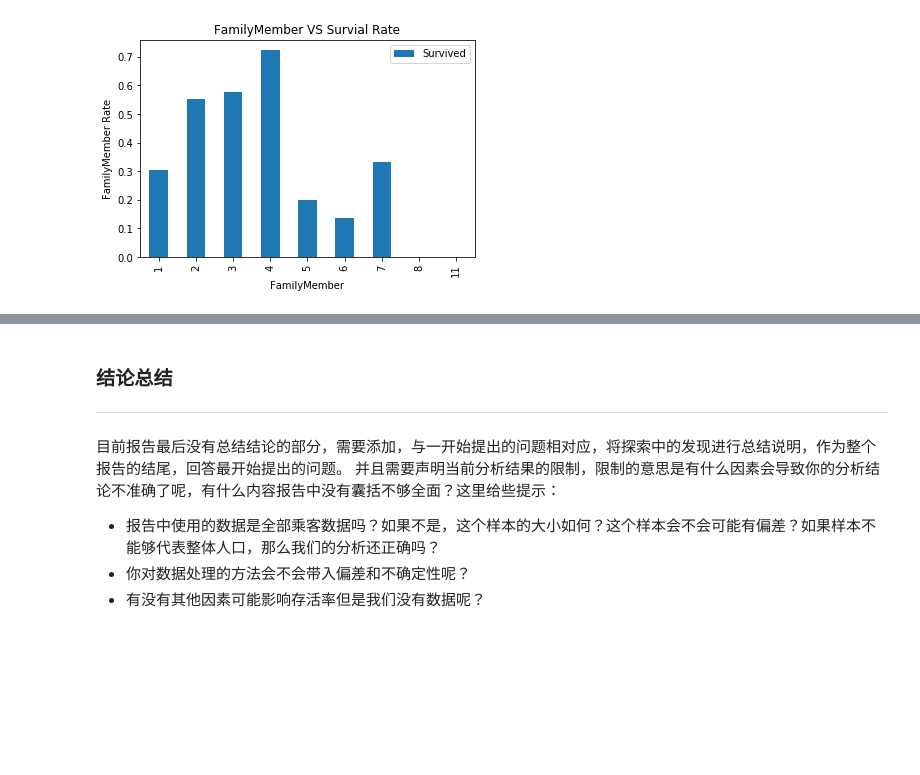
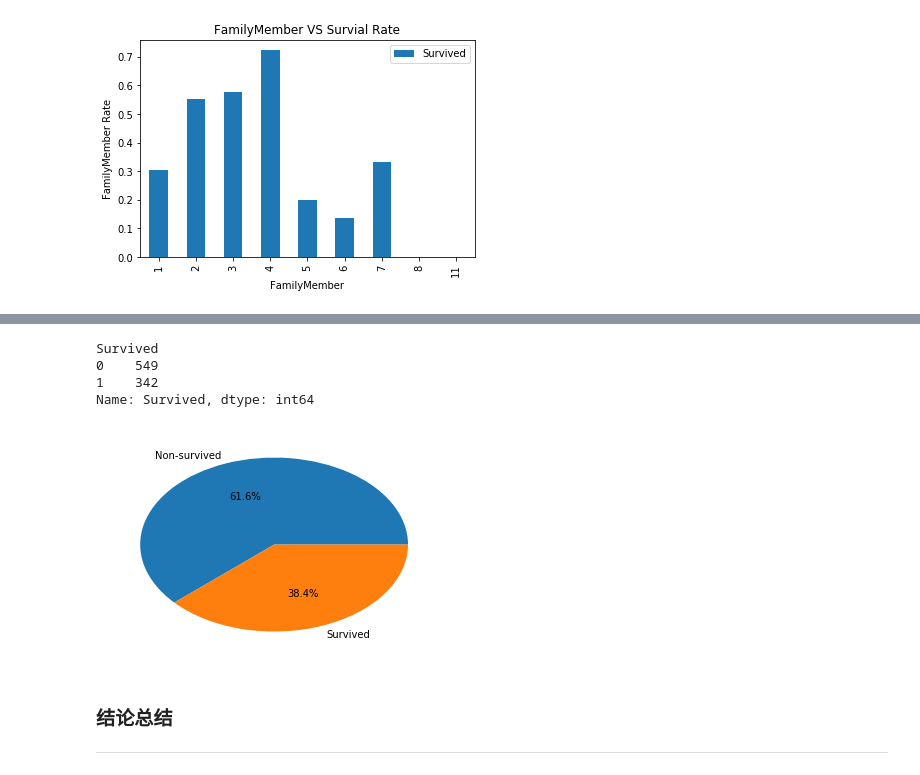
Before and after one commit to HIOOOIH/ndmlp4, a Jupyter notebook: Titanic-P4.ipynb, the cells around one changed output, grey strips where cells are left out. Drawn from its saved outputs; the diff is of its cells as text; code cells hidden in the pictures; blank space fills up the shorter version.

```diff
--- a/Titanic-P4.ipynb
+++ b/Titanic-P4.ipynb
@@ -80,10 +102,14 @@ plt.ylabel('Count');
+# %%
+# 幸存者与死亡者的比例
+Survived_count =  changed_df.groupby('Survived')['Survived'].count()
+print (Survived_count)
+plt.pie(Survived_count, labels=['Non-survived','Survived'], autopct='%.1f%%')
+# %% [output]
+Survived
+0    549
+1    342
+Name: Survived, dtype: int64
+[figure, added]
 # %% [markdown]
 ### 结论总结
 ---------------
-# %% [markdown]
-目前报告最后没有总结结论的部分，需要添加，与一开始提出的问题相对应，将探索中的发现进行总结说明，作为整个报告的结尾，回答最开始提出的问题。
-并且需要声明当前分析结果的限制，限制的意思是有什么因素会导致你的分析结论不准确了呢，有什么内容报告中没有囊括不够全面？这里给些提示：
-
-- 报告中使用的数据是全部乘客数据吗？如果不是，这个样本的大小如何？这个样本会不会可能有偏差？如果样本不能够代表整体人口，那么我们的分析还正确吗？
-- 你对数据处理的方法会不会带入偏差和不确定性呢？
-- 有没有其他因素可能影响存活率但是我们没有数据呢？
```
Also changed, not shown: parts of 11 cells of this notebook, 2 other files.
